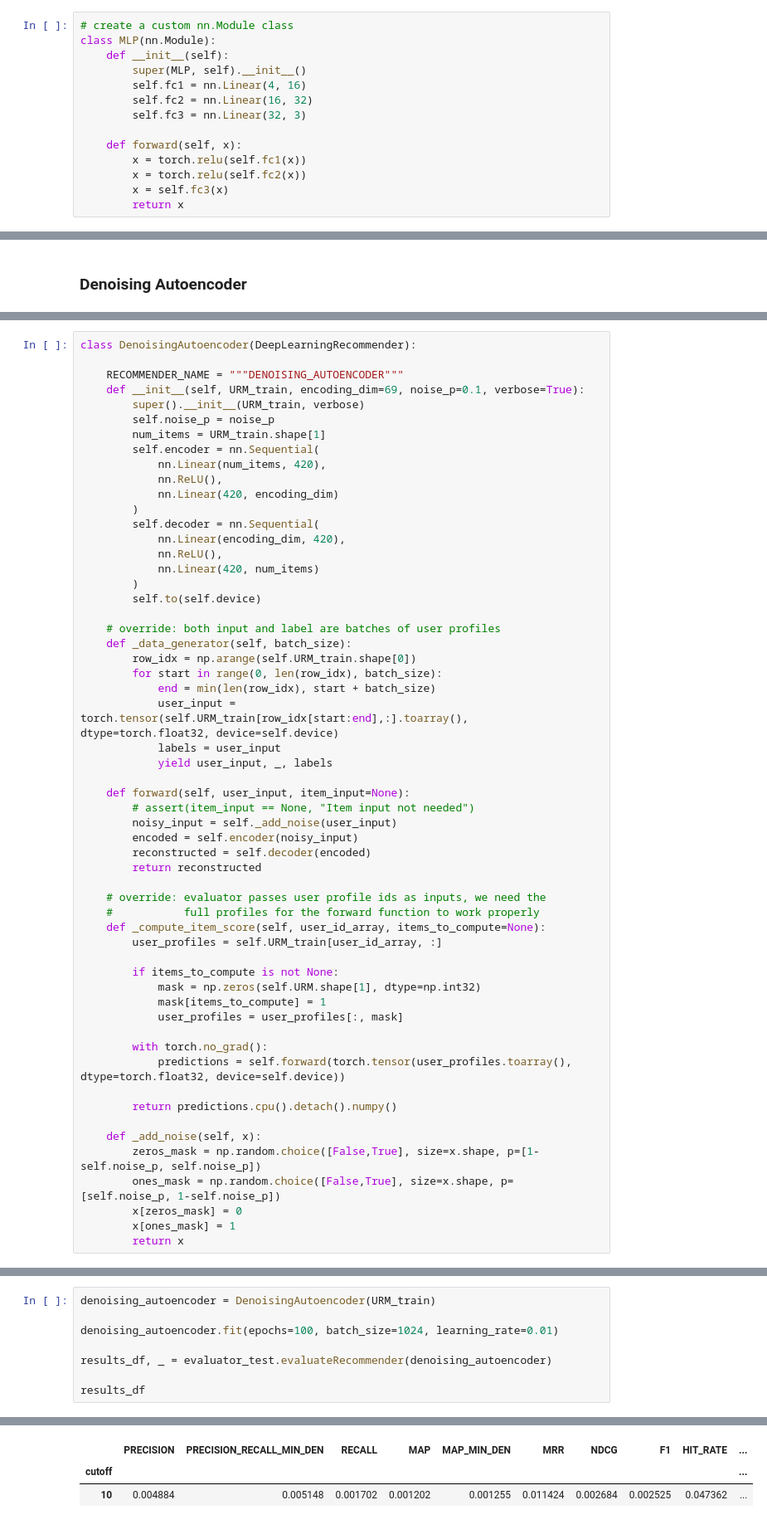
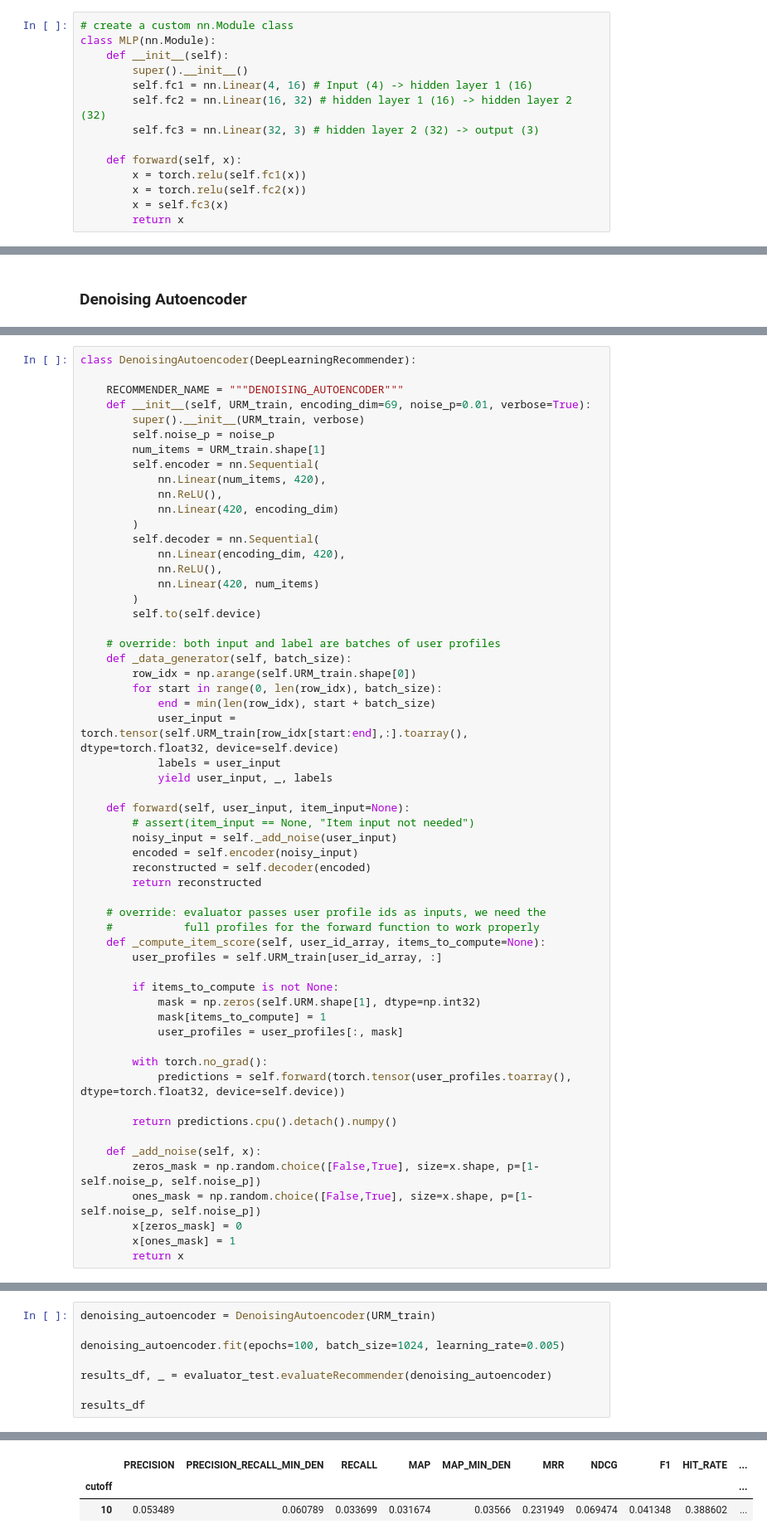
Before and after one commit to tomaz-suller/recsys, a Jupyter notebook: Practice extra 11 - Deep Learning Recommenders.ipynb, the cells around one changed output, grey strips where cells are left out. Shown at 83% size. Cells and saved outputs as stored; diff of their text form.

Commit message:
Feature: add Deep Learning Notebook

```diff
--- a/Practice extra 11 - Deep Learning Recommenders.ipynb
+++ b/Practice extra 11 - Deep Learning Recommenders.ipynb
@@ -77,10 +85,10 @@ class IrisDataset(torch.utils.data.Dataset):
 # create a custom nn.Module class
 class MLP(nn.Module):
     def __init__(self):
-        super(MLP, self).__init__()
-        self.fc1 = nn.Linear(4, 16)
-        self.fc2 = nn.Linear(16, 32)
-        self.fc3 = nn.Linear(32, 3)
+        super().__init__()
+        self.fc1 = nn.Linear(4, 16) # Input (4) -> hidden layer 1 (16)
+        self.fc2 = nn.Linear(16, 32) # hidden layer 1 (16) -> hidden layer 2 (32)
+        self.fc3 = nn.Linear(32, 3) # hidden layer 2 (32) -> output (3)
 
     def forward(self, x):
         x = torch.relu(self.fc1(x))
@@ -225,7 +254,7 @@ class DeepLearningRecommender(nn.Module, BaseRecommender):
 class DenoisingAutoencoder(DeepLearningRecommender):
 
     RECOMMENDER_NAME = """DENOISING_AUTOENCODER"""
-    def __init__(self, URM_train, encoding_dim=69, noise_p=0.1, verbose=True):
+    def __init__(self, URM_train, encoding_dim=69, noise_p=0.01, verbose=True):
         super().__init__(URM_train, verbose)
         self.noise_p = noise_p
         num_items = URM_train.shape[1]
@@ -274,7 +303,7 @@ class DenoisingAutoencoder(DeepLearningRecommender):
 
     def _add_noise(self, x):
         zeros_mask = np.random.choice([False,True], size=x.shape, p=[1-self.noise_p, self.noise_p])
-        ones_mask = np.random.choice([False,True], size=x.shape, p=[self.noise_p, 1-self.noise_p])
+        ones_mask = np.random.choice([False,True], size=x.shape, p=[1-self.noise_p, self.noise_p])
         x[zeros_mask] = 0
         x[ones_mask] = 1
         return x
@@ -281,7 +312,7 @@ class DenoisingAutoencoder(DeepLearningRecommender):
 # %%
 denoising_autoencoder = DenoisingAutoencoder(URM_train)
 
-denoising_autoencoder.fit(epochs=100, batch_size=1024, learning_rate=0.01)
+denoising_autoencoder.fit(epochs=100, batch_size=1024, learning_rate=0.005)
 
 results_df, _ = evaluator_test.evaluateRecommender(denoising_autoencoder)
 
@@ -302,4 +338,4 @@ EvaluatorHoldout: Processed 69803 (100.0%) in 43.50 sec. Users per second: 1605
 |  | PRECISION | PRECISION_RECALL_MIN_DEN | RECALL | MAP | MAP_MIN_DEN | MRR | NDCG | F1 | HIT_RATE | ... |
 | cutoff |  |  |  |  |  |  |  |  |  | ... |
-| 10 | 0.004884 | 0.005148 | 0.001702 | 0.001202 | 0.001255 | 0.011424 | 0.002684 | 0.002525 | 0.047362 | ... |
+| 10 | 0.053489 | 0.060789 | 0.033699 | 0.031674 | 0.03566 | 0.231949 | 0.069474 | 0.041348 | 0.388602 | ... |
 1 rows × 27 columns
```
Also changed, not shown: parts of 39 cells of this notebook.
